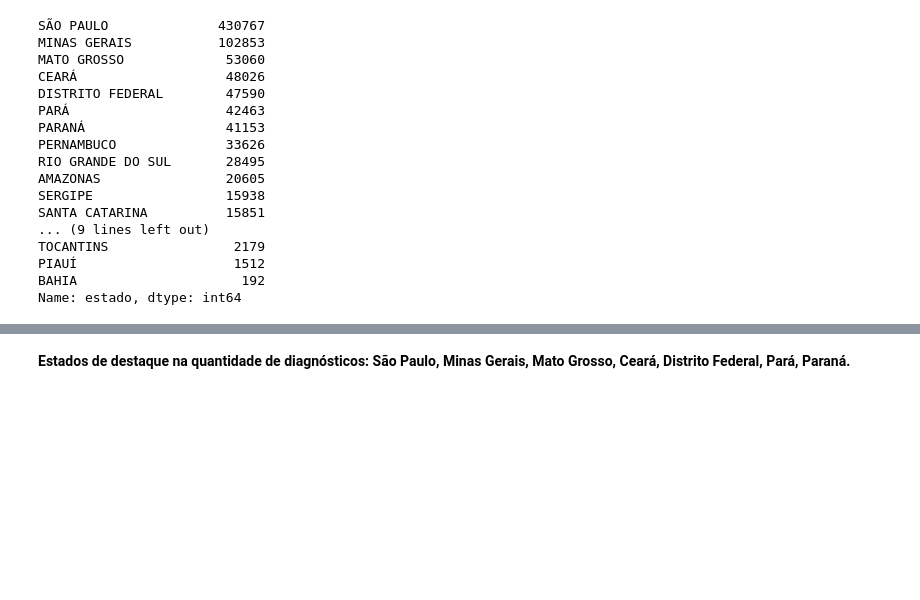
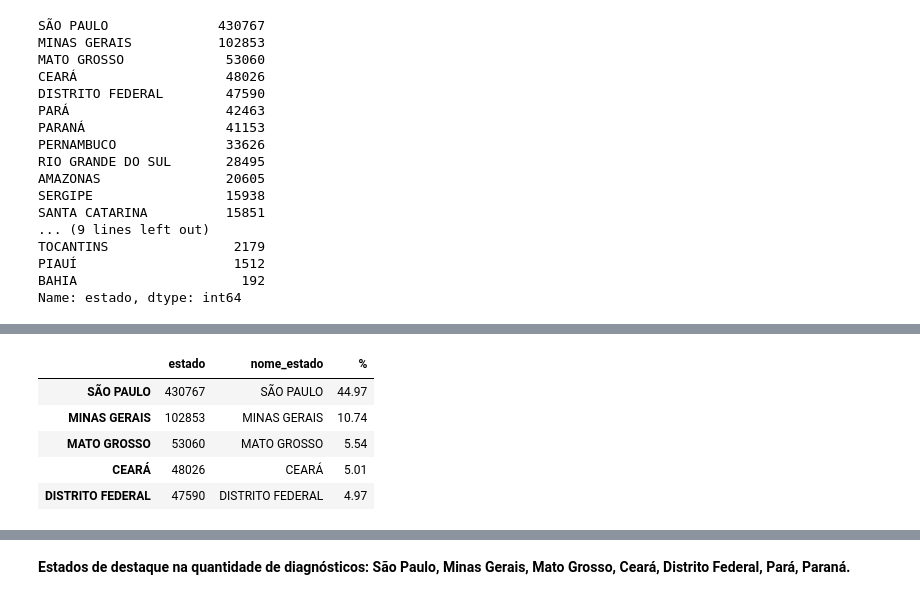
Before and after one commit to AnaPaulaPAraujo/analise_dados_cancer_brasil, a Jupyter notebook: Etapa 1/analise_geral.ipynb, the cells around one changed output, grey strips where cells are left out. Saved outputs shown, nothing was run; the diff lists cells and outputs as text; code cells hidden in the pictures; blank space fills up the shorter version.

```diff
--- a/Etapa 1/analise_geral.ipynb
+++ b/Etapa 1/analise_geral.ipynb
@@ -568,0 +545,9 @@ plt.show()
+# %%
+gf_estados_df.head()
+# %% [output]
+|  | estado | nome_estado | % |
+| SÃO PAULO | 430767 | SÃO PAULO | 44.97 |
+| MINAS GERAIS | 102853 | MINAS GERAIS | 10.74 |
+| MATO GROSSO | 53060 | MATO GROSSO | 5.54 |
+| CEARÁ | 48026 | CEARÁ | 5.01 |
+| DISTRITO FEDERAL | 47590 | DISTRITO FEDERAL | 4.97 |
```
Also changed, not shown: parts of 22 cells of this notebook.
